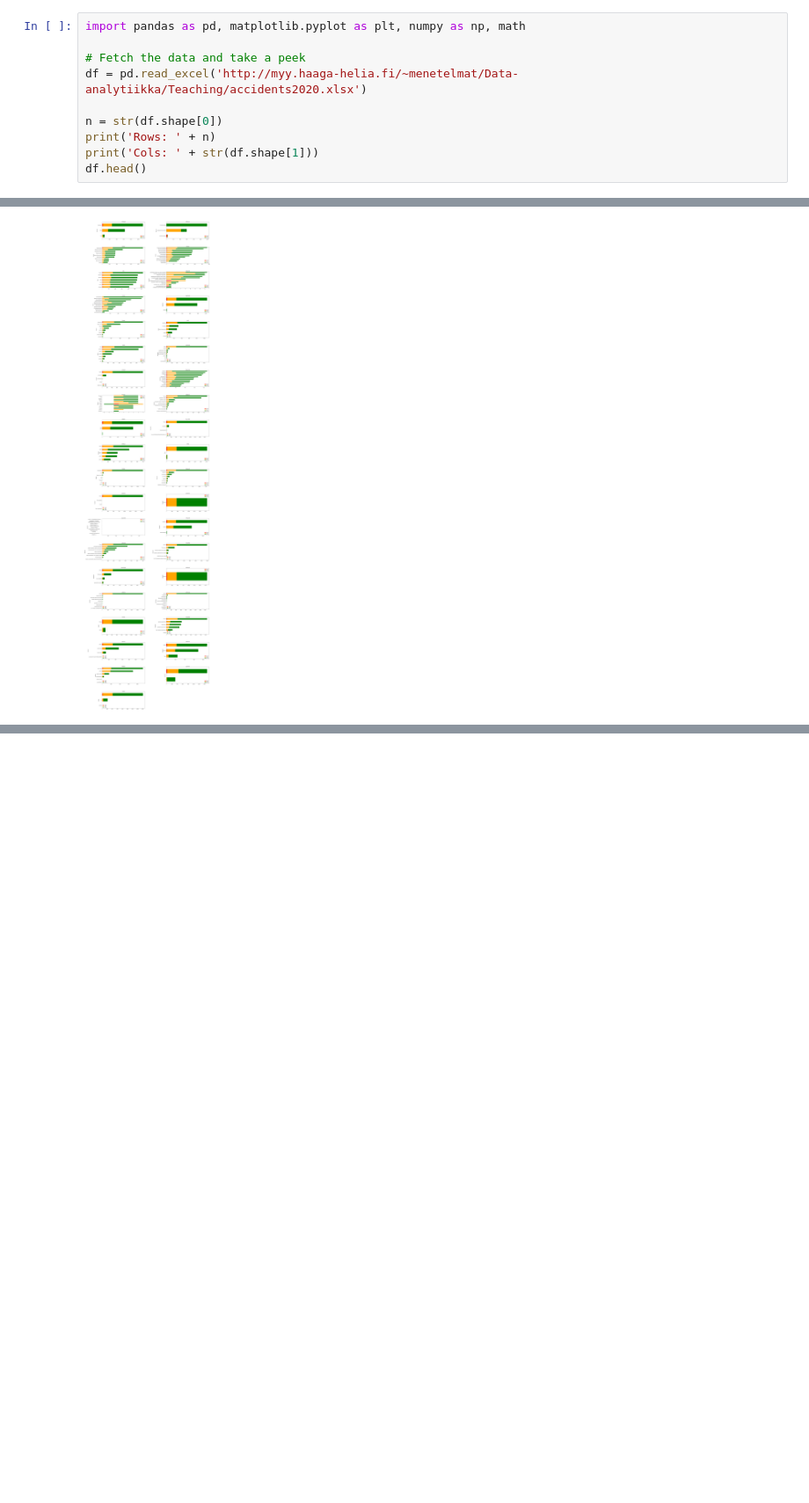
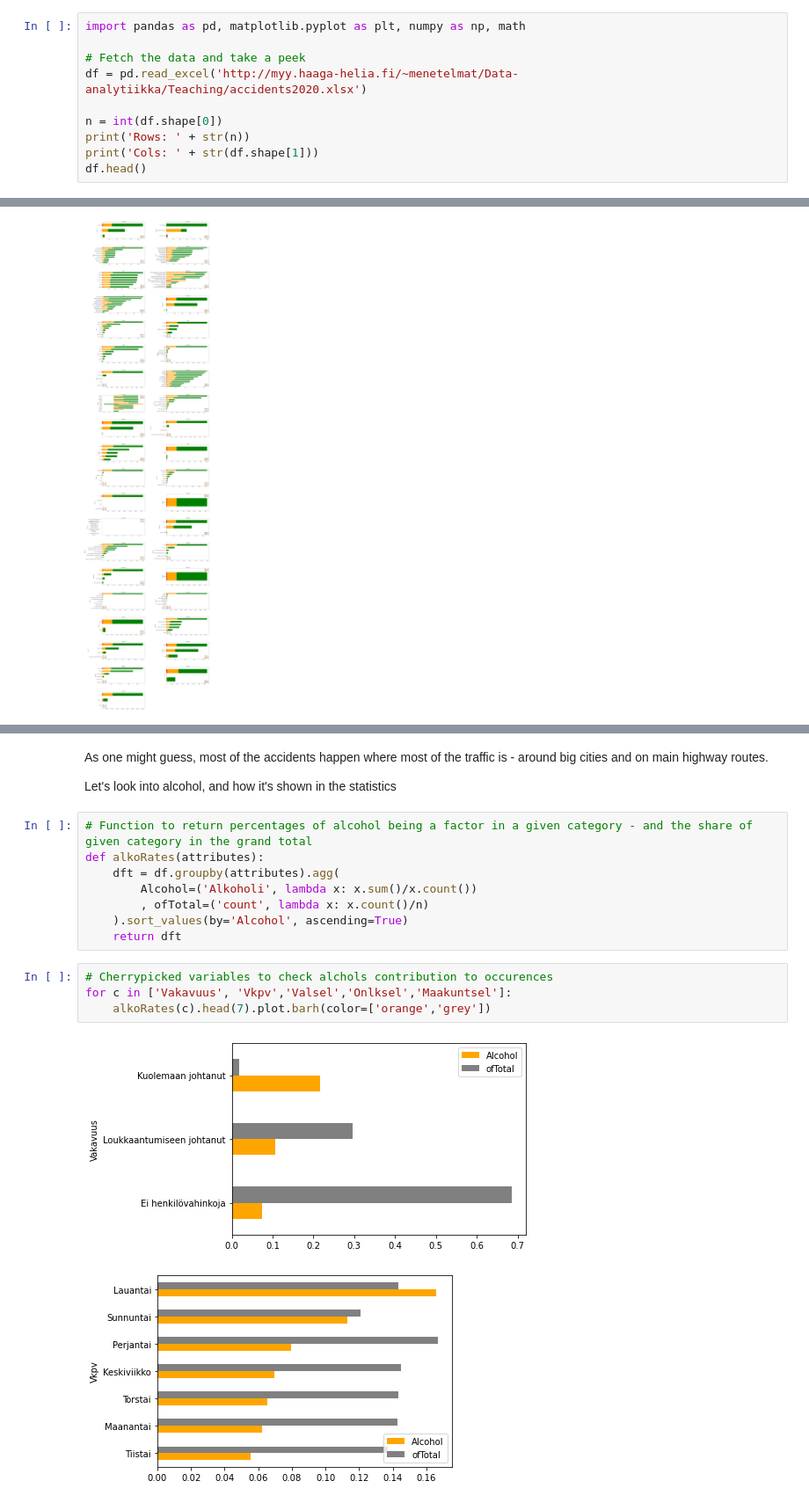
Before and after one commit to lauripe/data-analytics, a Jupyter notebook: src/assignment2/accidents.ipynb, the cells around one changed output, grey strips where cells are left out. Shown at 88% size. Cells and saved outputs as stored; diff of their text form; blank space fills up the shorter version.

Commit message:
Happy little accidents

```diff
--- a/src/assignment2/accidents.ipynb
+++ b/src/assignment2/accidents.ipynb
@@ -9,8 +9,8 @@ import pandas as pd, matplotlib.pyplot as plt, numpy as np, math
 # Fetch the data and take a peek
 df = pd.read_excel('http://myy.haaga-helia.fi/~menetelmat/Data-analytiikka/Teaching/accidents2020.xlsx')
 
-n = str(df.shape[0])
-print('Rows: ' + n)
+n = int(df.shape[0])
+print('Rows: ' + str(n))
 print('Cols: ' + str(df.shape[1]))
 df.head()
 # %% [output]
@@ -74,0 +84,19 @@ df['Katuosoite'].value_counts().shape[0]
+# %% [markdown]
+As one might guess, most of the accidents happen where most of the traffic is - around big cities and on main highway routes.
+
+Let's look into alcohol, and how it's shown in the statistics
+# %%
+# Function to return percentages of alcohol being a factor in a given category - and the share of given category in the grand total
+def alkoRates(attributes):
+    dft = df.groupby(attributes).agg(
+        Alcohol=('Alkoholi', lambda x: x.sum()/x.count())
+        , ofTotal=('count', lambda x: x.count()/n)
+    ).sort_values(by='Alcohol', ascending=True)
+    return dft
+# %%
+# Cherrypicked variables to check alchols contribution to occurences
+for c in ['Vakavuus', 'Vkpv','Valsel','Onlksel','Maakuntsel']:
+    alkoRates(c).head(7).plot.barh(color=['orange','grey'])
+# %% [output]
+[figure, added]
+[figure, added]
```
Also changed, not shown: parts of 7 cells of this notebook, 1 other file.
